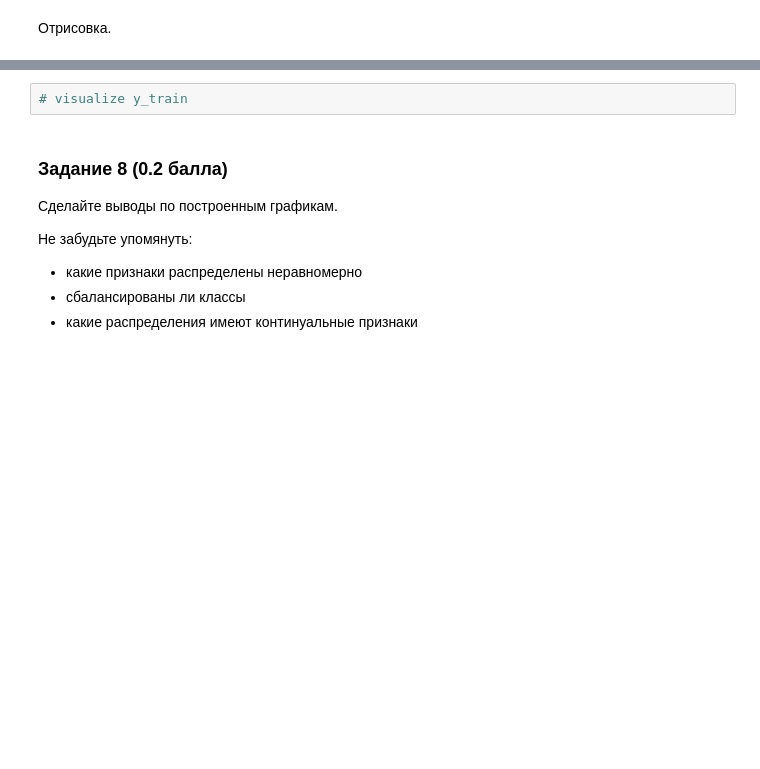
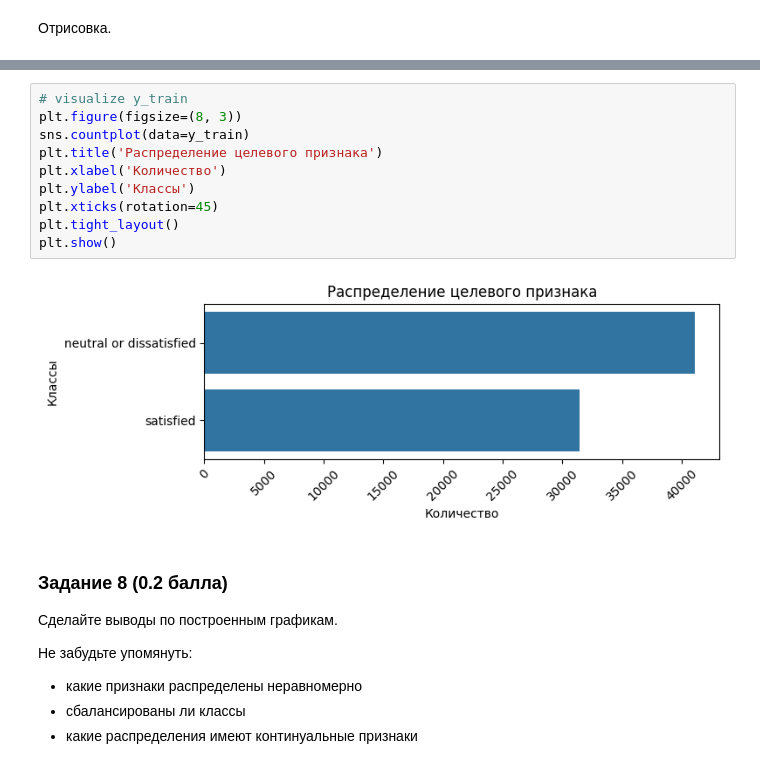
Before and after one commit to psaw/hse-ai24-ml, a Jupyter notebook: hw-4/AI_HW4_woodenML_base.ipynb, the cells around one changed output, grey strips where cells are left out. Saved outputs shown, nothing was run; the diff lists cells and outputs as text; blank space fills up the shorter version.

```diff
--- a/hw-4/AI_HW4_woodenML_base.ipynb
+++ b/hw-4/AI_HW4_woodenML_base.ipynb
@@ -781,5 +870,15 @@ plot_ordinal(ordinal_cols, X_train, y_train)
-# %%
-# visualize y_train
+# %%
+# visualize y_train
+plt.figure(figsize=(8, 3))
+sns.countplot(data=y_train)
+plt.title('Распределение целевого признака')
+plt.xlabel('Количество')
+plt.ylabel('Классы')
+plt.xticks(rotation=45)
+plt.tight_layout()
+plt.show()
+# %% [output]
+[figure, added]
 # %% [markdown]
 ### **Задание 8 (0.2 балла)**
 
```
Also changed, not shown: parts of 24 cells of this notebook.
